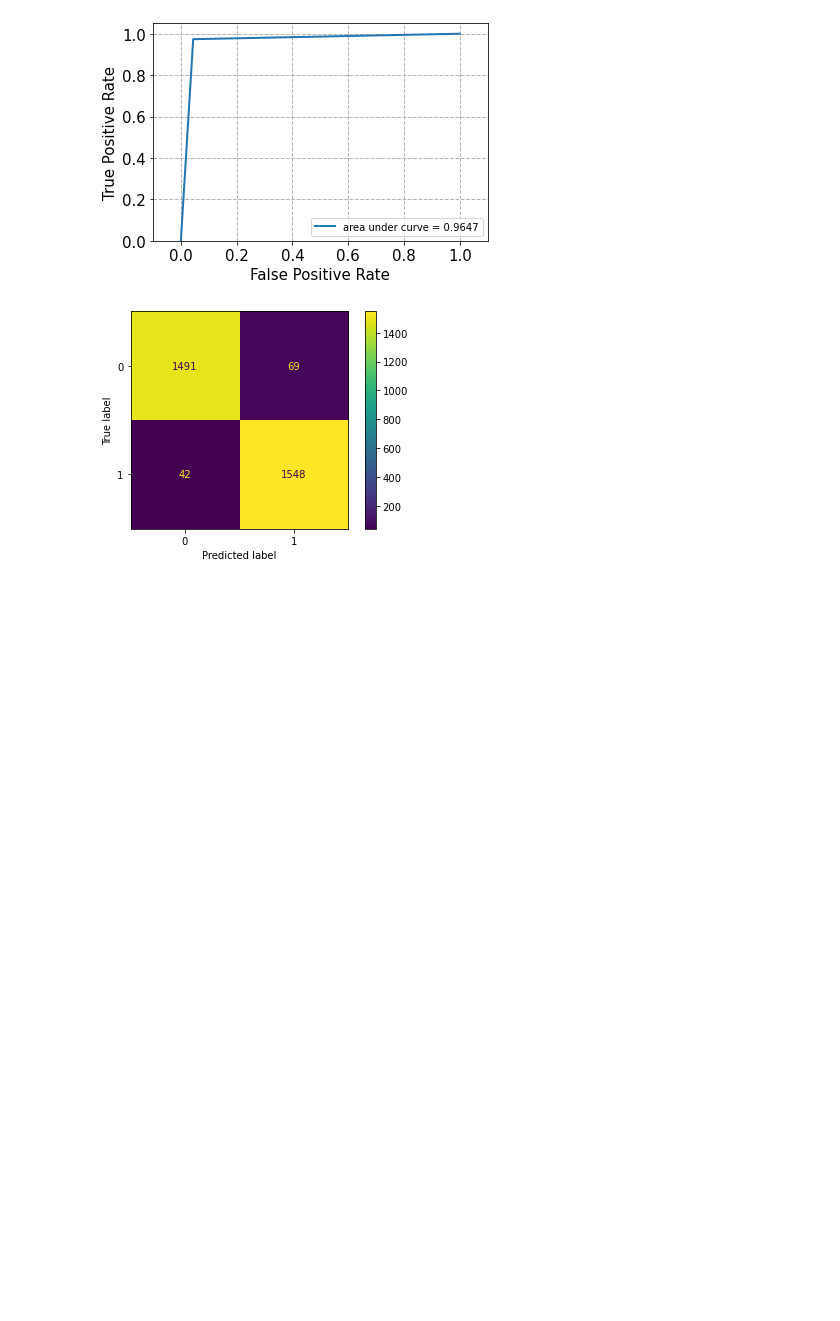
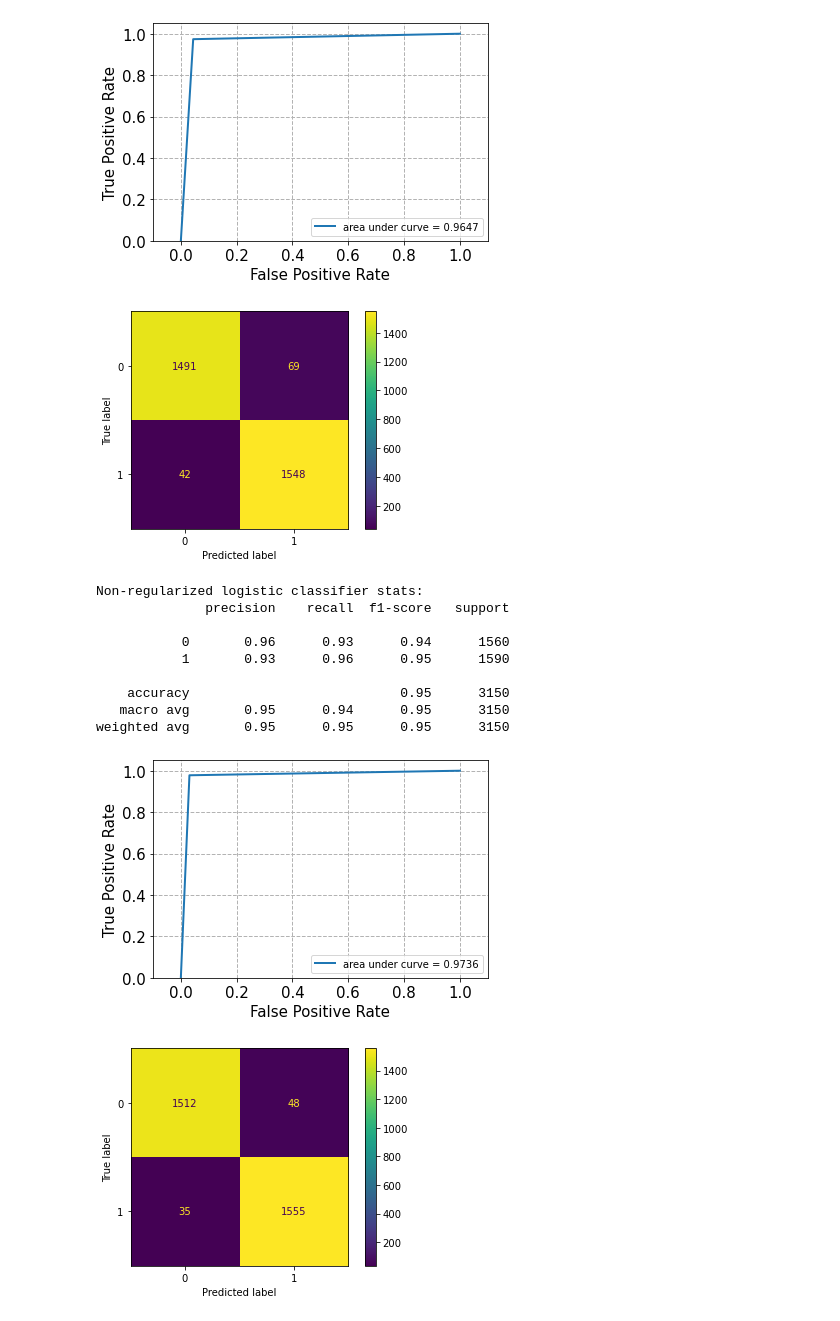
Before and after one commit to ztucker4/ECE219_Winter2021, a Jupyter notebook: Project_1/Project_1.ipynb, the cells around one changed output. Drawn from its saved outputs; the diff is of its cells as text; code cells hidden in the pictures; blank space fills up the shorter version.

```diff
--- a/Project_1/Project_1.ipynb
+++ b/Project_1/Project_1.ipynb
@@ -132,3 +114,28 @@ weighted avg       0.96      0.96      0.96      3150
 [figure]
 [figure]
 [figure]
+# %%
+from sklearn.linear_model import LogisticRegression
+
+#C is "Inverse of regularization strength", so a really big value approximates no regularization
+log_class_no_reg = LogisticRegression(C=99999999).fit(fitted_train, train_dataset_bin)
+log_class_no_reg_prediction = log_class_no_reg.predict(fitted_test)
+
+fpr, tpr, threshold = metrics.roc_curve(test_dataset_bin, log_class_no_reg_prediction, pos_label=1)
+
+plot_roc(fpr,tpr)
+metrics.plot_confusion_matrix(log_class_no_reg, fitted_test, test_dataset_bin)
+print("Non-regularized logistic classifier stats:")
+print(metrics.classification_report(test_dataset_bin,soft_margin_prediction))
+# %% [output]
+Non-regularized logistic classifier stats:
+              precision    recall  f1-score   support
+
+           0       0.96      0.93      0.94      1560
+           1       0.93      0.96      0.95      1590
+
+    accuracy                           0.95      3150
+   macro avg       0.95      0.94      0.95      3150
+weighted avg       0.95      0.95      0.95      3150
+[figure, added]
+[figure, added]
```
Also changed, not shown: parts of 2 cells of this notebook.
